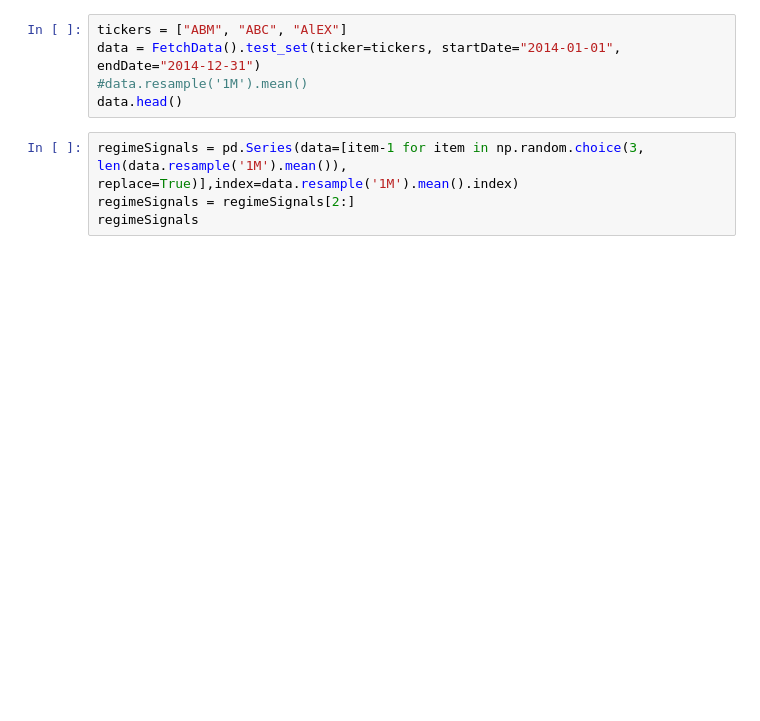
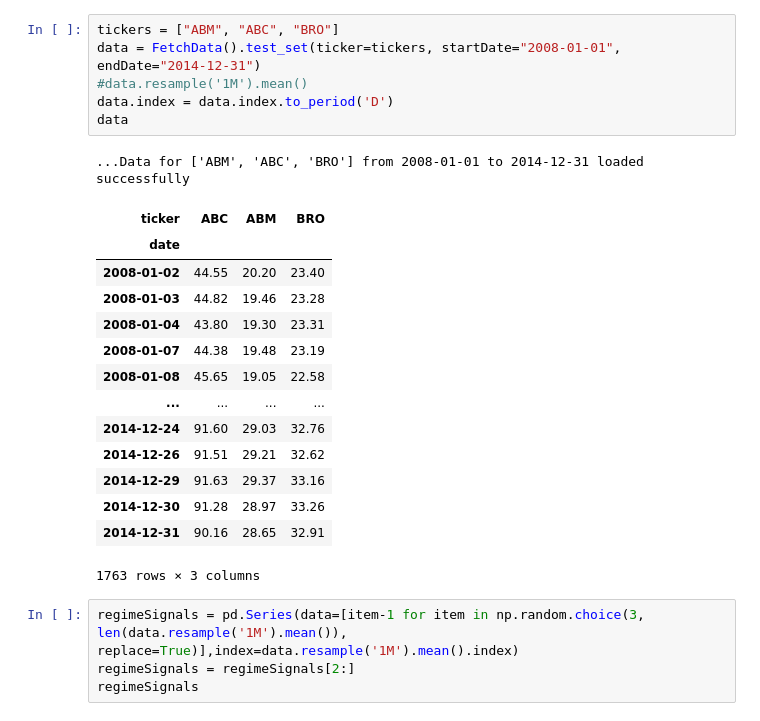
Before and after one commit to QAM-ATC/Risk, a Jupyter notebook: testRegime.ipynb, the cells around one changed output. Saved outputs shown, nothing was run; the diff lists cells and outputs as text; blank space fills up the shorter version.

```diff
--- a/testRegime.ipynb
+++ b/testRegime.ipynb
@@ -11,8 +14,25 @@ from dateutil import relativedelta
 # %%
-tickers = ["ABM", "ABC", "AlEX"]
-data = FetchData().test_set(ticker=tickers, startDate="2014-01-01", endDate="2014-12-31")
+tickers = ["ABM", "ABC", "BRO"]
+data = FetchData().test_set(ticker=tickers, startDate="2008-01-01", endDate="2014-12-31")
 #data.resample('1M').mean()
-data.head()
+data.index = data.index.to_period('D')
+data
+# %% [output]
+...Data for ['ABM', 'ABC', 'BRO'] from 2008-01-01 to 2014-12-31 loaded successfully
+| ticker | ABC | ABM | BRO |
+| date |  |  |  |
+| 2008-01-02 | 44.55 | 20.20 | 23.40 |
+| 2008-01-03 | 44.82 | 19.46 | 23.28 |
+| 2008-01-04 | 43.80 | 19.30 | 23.31 |
+| 2008-01-07 | 44.38 | 19.48 | 23.19 |
+| 2008-01-08 | 45.65 | 19.05 | 22.58 |
+| ... | ... | ... | ... |
+| 2014-12-24 | 91.60 | 29.03 | 32.76 |
+| 2014-12-26 | 91.51 | 29.21 | 32.62 |
+| 2014-12-29 | 91.63 | 29.37 | 33.16 |
+| 2014-12-30 | 91.28 | 28.97 | 33.26 |
+| 2014-12-31 | 90.16 | 28.65 | 32.91 |
+1763 rows × 3 columns
 # %%
 regimeSignals = pd.Series(data=[item-1 for item in np.random.choice(3, len(data.resample('1M').mean()), replace=True)],index=data.resample('1M').mean().index)
 regimeSignals = regimeSignals[2:]
```
Also changed, not shown: parts of 9 cells of this notebook, 7 other files.
